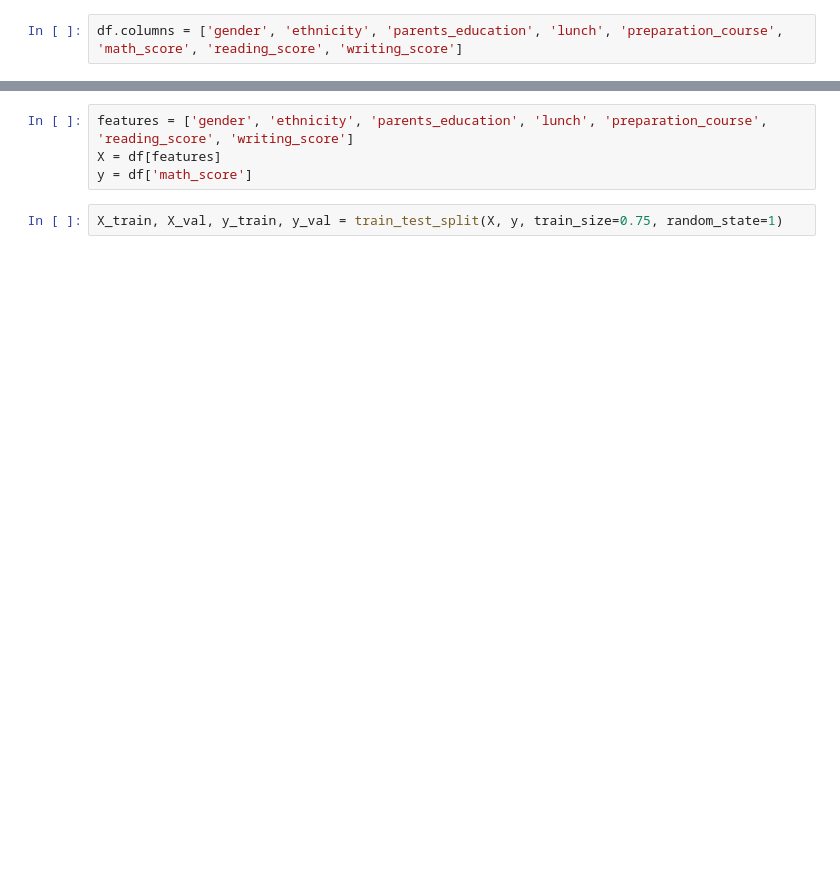
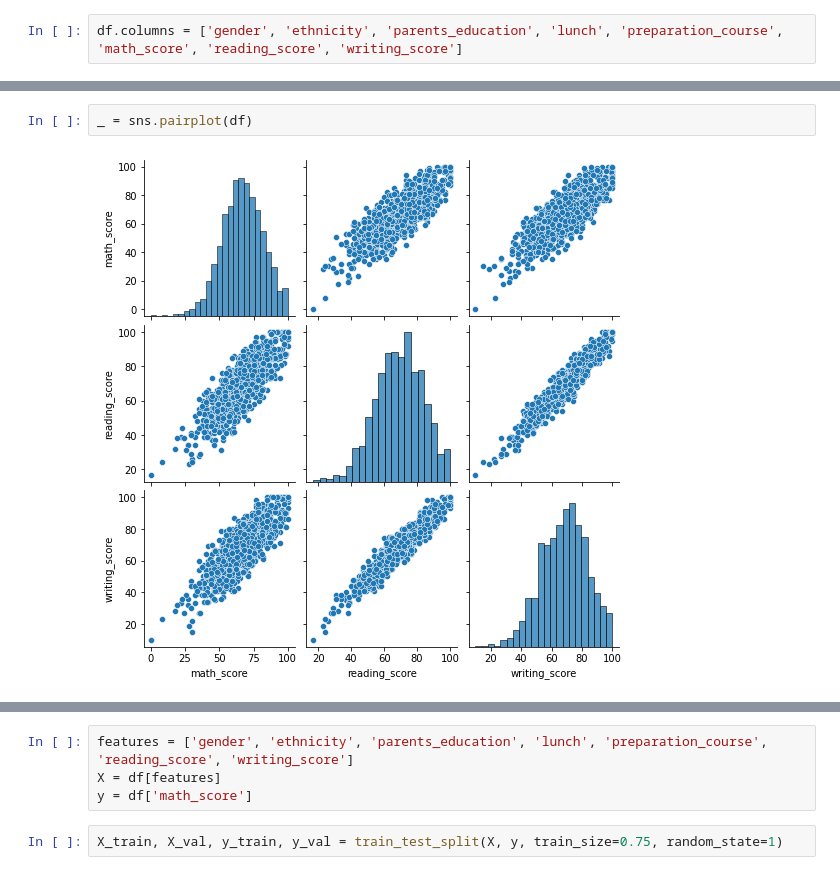
Before and after one commit to TuscanPy/data-science, a Jupyter notebook: Student Performance in Exams/studentperformance.ipynb, the cells around one changed output, grey strips where cells are left out. Drawn from its saved outputs; the diff is of its cells as text; blank space fills up the shorter version.

```diff
--- a/Student Performance in Exams/studentperformance.ipynb
+++ b/Student Performance in Exams/studentperformance.ipynb
@@ -27,0 +102,4 @@ df
+# %%
+_ = sns.pairplot(df)
+# %% [output]
+[figure, added]
```
Also changed, not shown: parts of 15 cells of this notebook.
